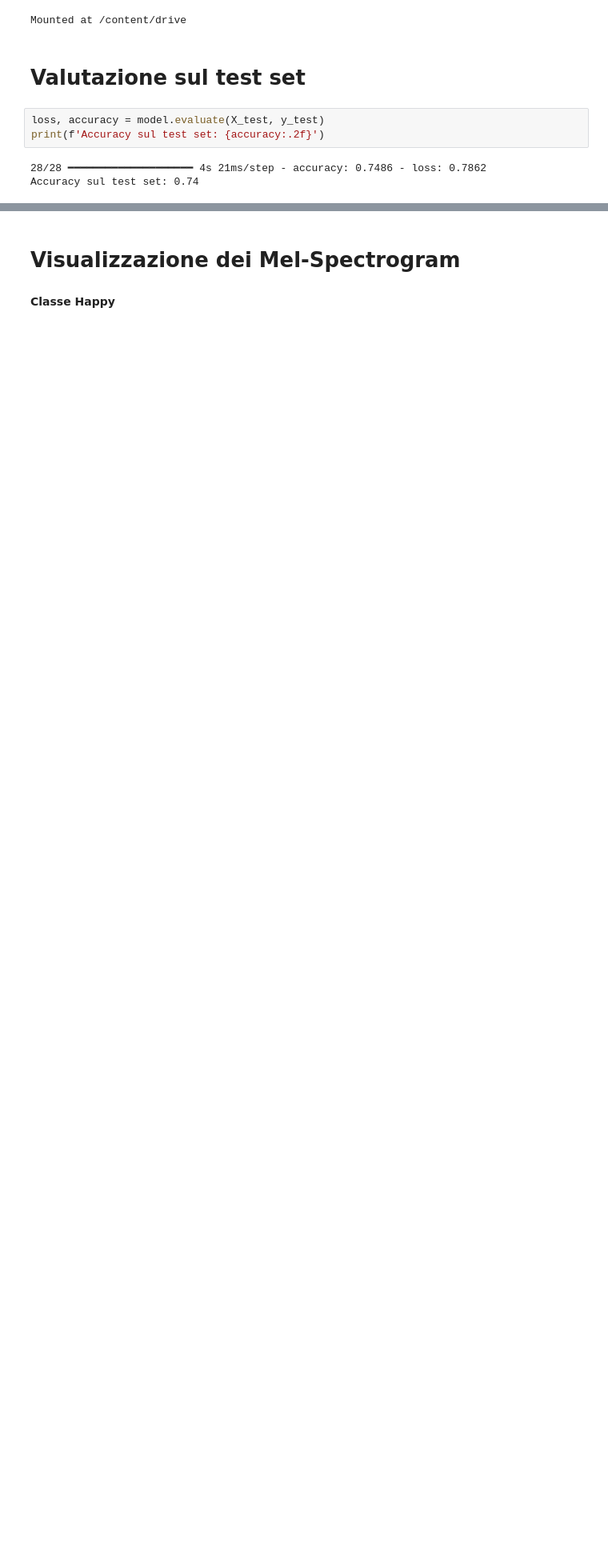
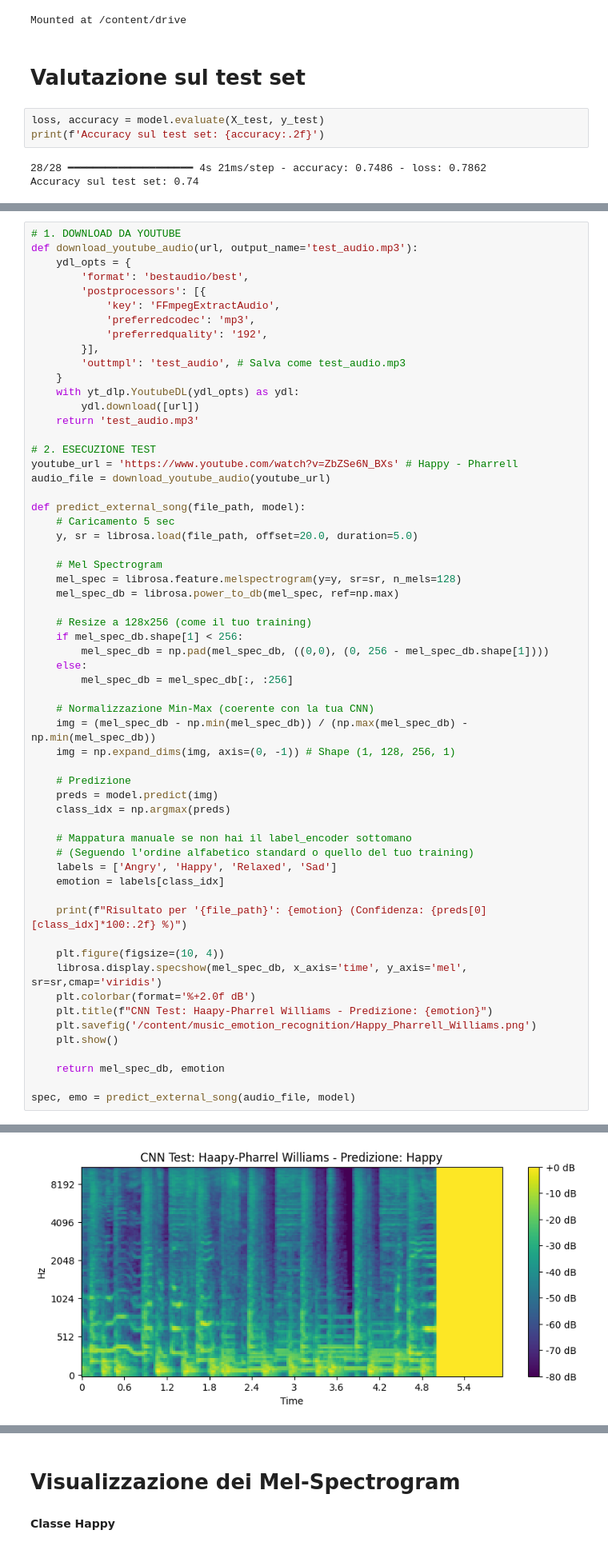
Before and after one commit to Lucazere00/music_emotion_recognition, a Jupyter notebook: music_emotion_recognition.ipynb, the cells around one changed output, grey strips where cells are left out. Shown at 80% size. Cells and saved outputs as stored; diff of their text form; blank space fills up the shorter version.

Commit message:
test su canzoni

```diff
--- a/music_emotion_recognition.ipynb
+++ b/music_emotion_recognition.ipynb
@@ -432,0 +446,60 @@ Accuracy sul test set: 0.74
+# %%
+# 1. DOWNLOAD DA YOUTUBE
+def download_youtube_audio(url, output_name='test_audio.mp3'):
+    ydl_opts = {
+        'format': 'bestaudio/best',
+        'postprocessors': [{
+            'key': 'FFmpegExtractAudio',
+            'preferredcodec': 'mp3',
+            'preferredquality': '192',
+        }],
+        'outtmpl': 'test_audio', # Salva come test_audio.mp3
+    }
+    with yt_dlp.YoutubeDL(ydl_opts) as ydl:
+        ydl.download([url])
+    return 'test_audio.mp3'
+
+# 2. ESECUZIONE TEST
+youtube_url = 'https://www.youtube.com/watch?v=ZbZSe6N_BXs' # Happy - Pharrell
+audio_file = download_youtube_audio(youtube_url)
+
+def predict_external_song(file_path, model):
+    # Caricamento 5 sec
+    y, sr = librosa.load(file_path, offset=20.0, duration=5.0)
+
+    # Mel Spectrogram
+    mel_spec = librosa.feature.melspectrogram(y=y, sr=sr, n_mels=128)
+    mel_spec_db = librosa.power_to_db(mel_spec, ref=np.max)
+
+    # Resize a 128x256 (come il tuo training)
+    if mel_spec_db.shape[1] < 256:
+        mel_spec_db = np.pad(mel_spec_db, ((0,0), (0, 256 - mel_spec_db.shape[1])))
+    else:
+        mel_spec_db = mel_spec_db[:, :256]
+
+    # Normalizzazione Min-Max (coerente con la tua CNN)
+    img = (mel_spec_db - np.min(mel_spec_db)) / (np.max(mel_spec_db) - np.min(mel_spec_db))
+    img = np.expand_dims(img, axis=(0, -1)) # Shape (1, 128, 256, 1)
+
+    # Predizione
+    preds = model.predict(img)
+    class_idx = np.argmax(preds)
+
+    # Mappatura manuale se non hai il label_encoder sottomano
+    # (Seguendo l'ordine alfabetico standard o quello del tuo training)
+    labels = ['Angry', 'Happy', 'Relaxed', 'Sad']
+    emotion = labels[class_idx]
+
+    print(f"Risultato per '{file_path}': {emotion} (Confidenza: {preds[0][class_idx]*100:.2f} %)")
+
+    plt.figure(figsize=(10, 4))
+    librosa.display.specshow(mel_spec_db, x_axis='time', y_axis='mel', sr=sr,cmap='viridis')
+    plt.colorbar(format='%+2.0f dB')
+    plt.title(f"CNN Test: Haapy-Pharrel Williams - Predizione: {emotion}")
+    plt.savefig('/content/music_emotion_recognition/Happy_Pharrell_Williams.png')
+    plt.show()
+
+    return mel_spec_db, emotion
+
+spec, emo = predict_external_song(audio_file, model)
+# %% [output]
@@ -432,0 +521 @@ Accuracy sul test set: 0.74
+[figure, added]
```
Also changed, not shown: parts of 10 cells of this notebook.
